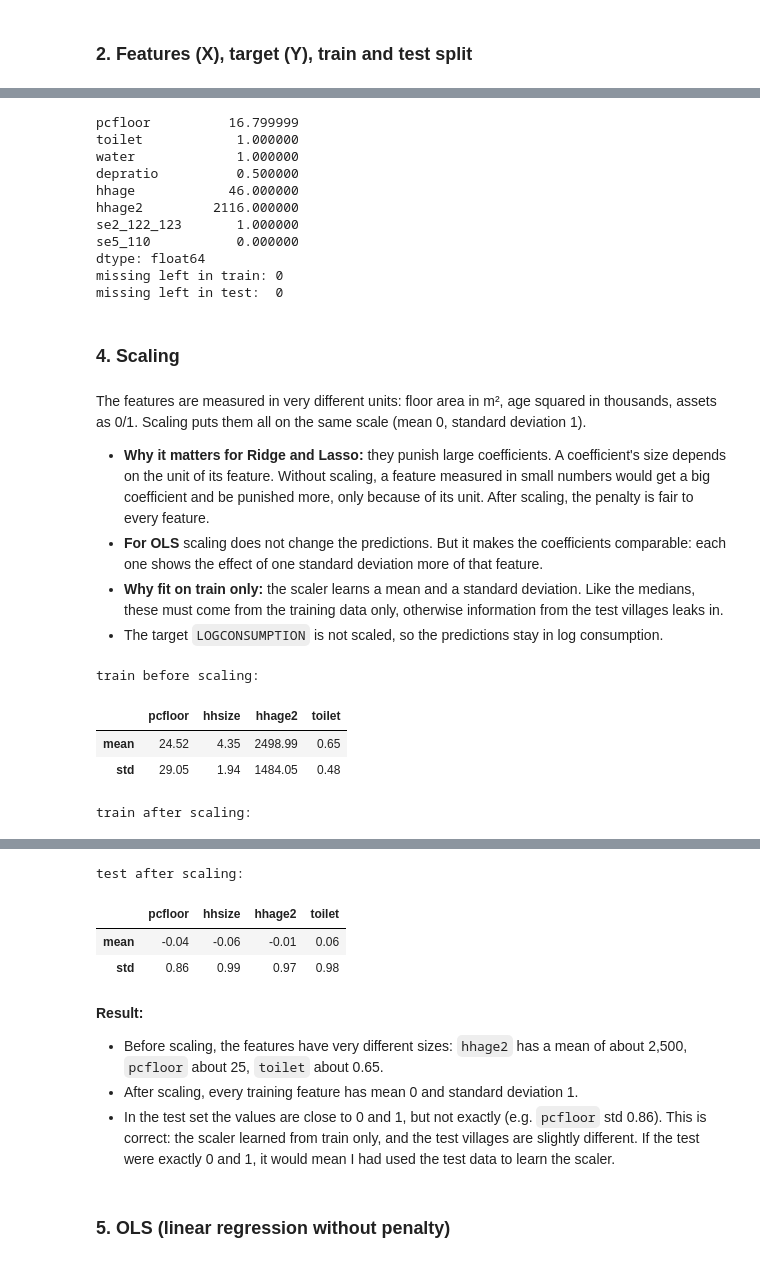
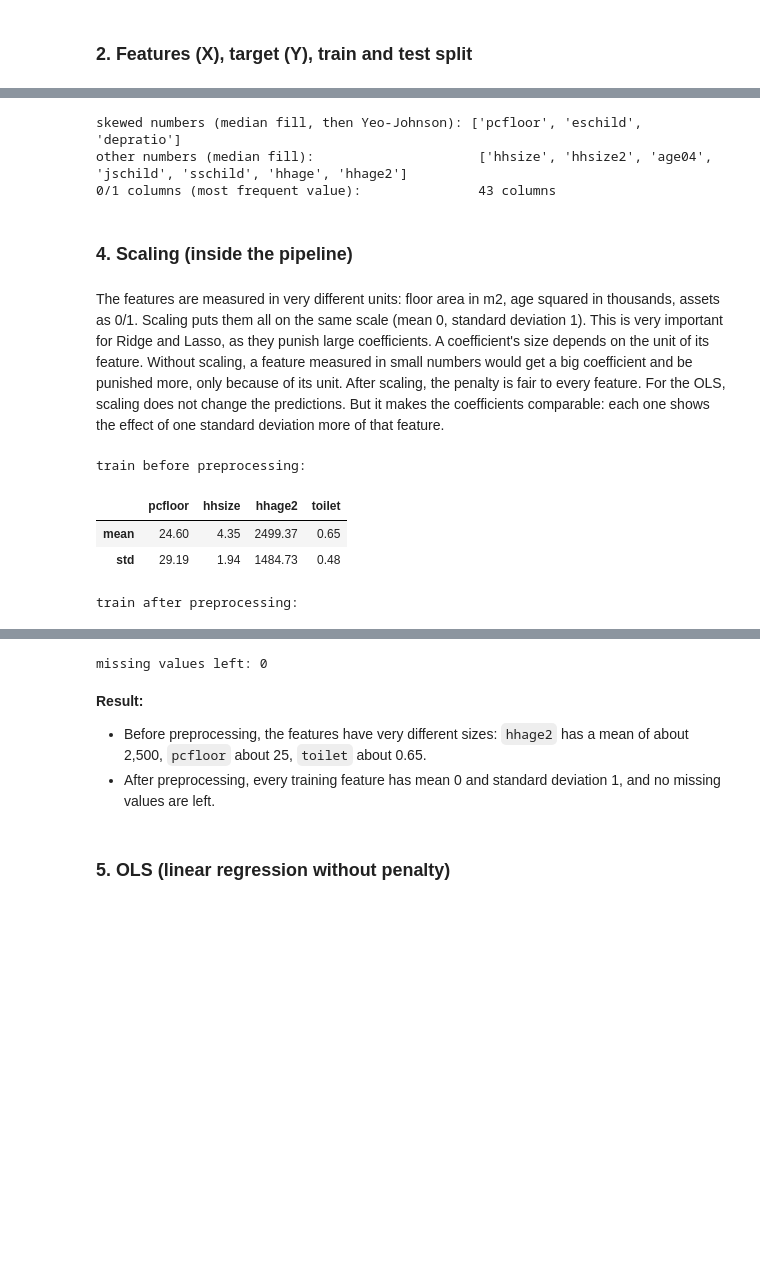
Before and after one commit to StellaI-G/Project_Group0, a Jupyter notebook: notebooks/04a_regression.ipynb, the cells around one changed output, grey strips where cells are left out. Saved outputs shown, nothing was run; the diff lists cells and outputs as text; code cells hidden in the pictures; blank space fills up the shorter version.

```diff
--- a/notebooks/04a_regression.ipynb
+++ b/notebooks/04a_regression.ipynb
@@ -53,9 +41,5 @@ number of features: 53
 # %%
-# Split into train and test villages
-is_test = df["hhea"].isin(test_villages["hhea"])   # true if the household lives in a test village
-train = df.loc[~is_test].copy()                    # not training households
-test  = df.loc[is_test].copy()                     # test households
-
+# Train and test villages
 print("train:", train.shape, "| villages:", train["hhea"].nunique())   # rows, columns, villages
 print("test: ", test.shape, "| villages:", test["hhea"].nunique())
 print("no village in both:", set(train["hhea"]).isdisjoint(test["hhea"]))   # must be True
@@ -107,50 +86,32 @@ The regression models cannot work with missing values, so we fill every gap with
 # %%
-# Fill missing values with the training median
-medians = X_train.median()              # median of each feature, from TRAINING data only
-X_train = X_train.fillna(medians)       # fill gaps in train with the train medians
-X_test  = X_test.fillna(medians)        # fill gaps in test with the SAME train medians
-
-print(medians[na[na > 0].index])        # the medians used for the columns that had gaps
-print("missing left in train:", X_train.isna().sum().sum())   # should be 0
-print("missing left in test: ", X_test.isna().sum().sum())    # should be 0
+# Which columns get which treatment in make_preprocessor (src/features.py)
+print("skewed numbers (median fill, then Yeo-Johnson):", skewed(features))
+print("other numbers (median fill):                    ", other_numeric(features))
+print("0/1 columns (most frequent value):              ", len(binary(features)), "columns")
 # %% [output]
-pcfloor          16.799999
-toilet            1.000000
-water             1.000000
-depratio          0.500000
-hhage            46.000000
-hhage2         2116.000000
-se2_122_123       1.000000
-se5_110           0.000000
-dtype: float64
-missing left in train: 0
-missing left in test:  0
+skewed numbers (median fill, then Yeo-Johnson): ['pcfloor', 'eschild', 'depratio']
+other numbers (median fill):                     ['hhsize', 'hhsize2', 'age04', 'jschild', 'sschild', 'hhage', 'hhage2']
+0/1 columns (most frequent value):               43 columns
 # %% [markdown]
-### 4. Scaling
+### 4. Scaling (inside the pipeline)
 # %% [markdown]
-The features are measured in very different units: floor area in m², age squared in thousands, assets as 0/1. Scaling puts them all on the same scale (mean 0, standard deviation 1).
-- **Why it matters for Ridge and Lasso:** they punish large coefficients. A coefficient's size depends on the unit of its feature. Without scaling, a feature measured in small numbers would get a big coefficient and be punished more, only because of its unit. After scaling, the penalty is fair to every feature.
-- **For OLS** scaling does not change the predictions. But it makes the coefficients comparable: each one shows the effect of one standard deviation more of that feature.
-- **Why fit on train only:** the scaler learns a mean and a standard deviation. Like the medians, these must come from the training data only, otherwise information from the test villages leaks in.
-- The target `LOGCONSUMPTION` is not scaled, so the predictions stay in log consumption.
+The features are measured in very different units: floor area in m2, age squared in thousands, assets as 0/1. Scaling puts them all on the same scale (mean 0, standard deviation 1). This is very important for Ridge and Lasso, as they punish large coefficients. A coefficient's size depends on the unit of its feature. Without scaling, a feature measured in small numbers would get a big coefficient and be punished more, only because of its unit. After scaling, the penalty is fair to every feature. For the OLS, scaling does not change the predictions. But it makes the coefficients comparable: each one shows the effect of one standard deviation more of that feature.
 # %%
-# Scale the features to mean 0 and standard deviation 1
-scaler = StandardScaler().set_output(transform="pandas")   # scaler that gives back a DataFrame
-scaler.fit(X_train)                                        # learn mean and std of each feature on TRAIN only
-X_train_s = scaler.transform(X_train)                      # scale train
-X_test_s  = scaler.transform(X_test)                       # scale test with the SAME train mean and std
+# Preprocessing
+prep = make_preprocessor(features)                                   # median fill + Yeo-Johnson + scaling
+X_train_prep = pd.DataFrame(prep.fit_transform(X_train),             # learned on the training data only
+                            columns=prep.get_feature_names_out())    # column names after preprocessing
 
-cols = ["pcfloor", "hhsize", "hhage2", "toilet"]           # a few example features
-print("train before scaling:")
-display(X_train[cols].agg(["mean", "std"]).round(2))       # original units
-print("train after scaling:")
-display(X_train_s[cols].agg(["mean", "std"]).round(2))     # mean 0, std 1
-print("test after scaling:")
-display(X_test_s[cols].agg(["mean", "std"]).round(2))      # close to 0 and 1, not exact
+cols = ["pcfloor", "hhsize", "hhage2", "toilet"]                     # a few example features
+print("train before preprocessing:")
+display(X_train[cols].agg(["mean", "std"]).round(2))                 # original units
+print("train after preprocessing:")
+display(X_train_prep[cols].agg(["mean", "std"]).round(2))            # mean 0, std 1
+print("missing values left:", X_train_prep.isna().sum().sum())       # should be 0
 # %% [output]
-train before scaling:
+train before preprocessing:
 |  | pcfloor | hhsize | hhage2 | toilet |
-| mean | 24.52 | 4.35 | 2498.99 | 0.65 |
-| std | 29.05 | 1.94 | 1484.05 | 0.48 |
+| mean | 24.60 | 4.35 | 2499.37 | 0.65 |
+| std | 29.19 | 1.94 | 1484.73 | 0.48 |
-train after scaling:
+train after preprocessing:
 |  | pcfloor | hhsize | hhage2 | toilet |
@@ -158,13 +119,9 @@ train after scaling:
 | std | 1.0 | 1.0 | 1.0 | 1.0 |
-test after scaling:
+missing values left: 0
-|  | pcfloor | hhsize | hhage2 | toilet |
-| mean | -0.04 | -0.06 | -0.01 | 0.06 |
-| std | 0.86 | 0.99 | 0.97 | 0.98 |
 # %% [markdown]
 **Result:**
-- Before scaling, the features have very different sizes: `hhage2` has a mean of about 2,500, `pcfloor` about 25, `toilet` about 0.65.
-- After scaling, every training feature has mean 0 and standard deviation 1.
-- In the test set the values are close to 0 and 1, but not exactly (e.g. `pcfloor` std 0.86). This is correct: the scaler learned from train only, and the test villages are slightly different. If the test were exactly 0 and 1, it would mean I had used the test data to learn the scaler.
+- Before preprocessing, the features have very different sizes: `hhage2` has a mean of about 2,500, `pcfloor` about 25, `toilet` about 0.65.
+- After preprocessing, every training feature has mean 0 and standard deviation 1, and no missing values are left.
 # %% [markdown]
 ### 5. OLS (linear regression without penalty)
 # %%
```
Also changed, not shown: parts of 47 cells of this notebook.
